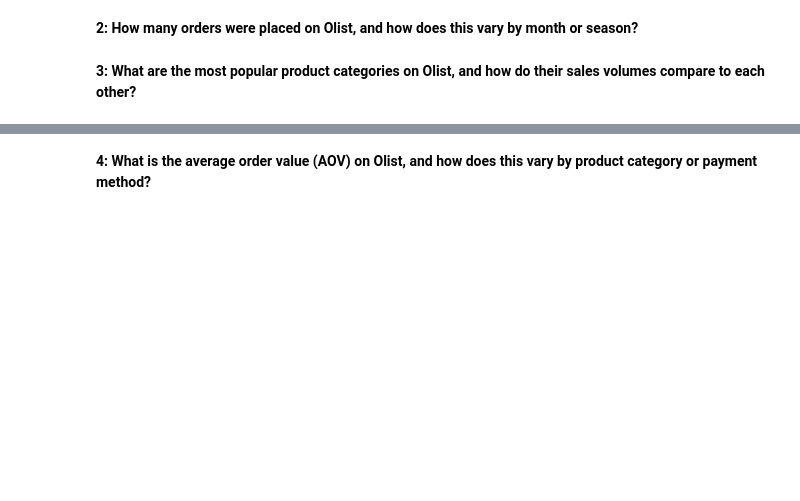
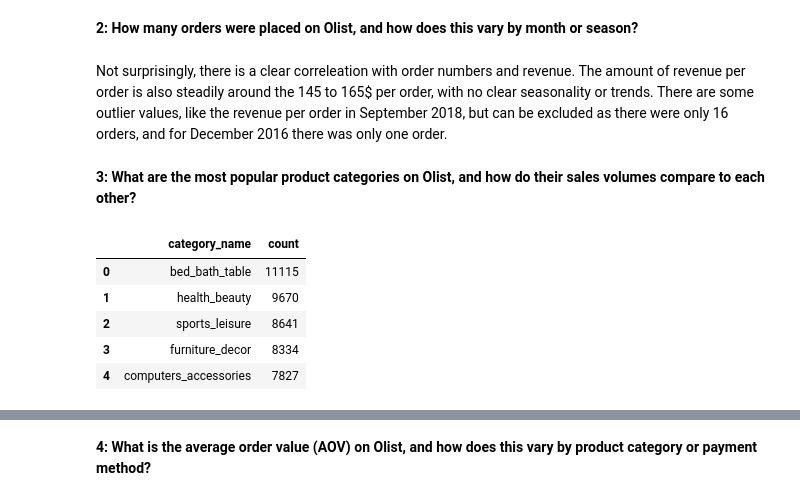
Before and after one commit to Battlepenny2122/Brazil, a Jupyter notebook: sql_queries.ipynb, the cells around one changed output, grey strips where cells are left out. Saved outputs shown, nothing was run; the diff lists cells and outputs as text; code cells hidden in the pictures; blank space fills up the shorter version.

```diff
--- a/sql_queries.ipynb
+++ b/sql_queries.ipynb
@@ -138,2 +181,28 @@ I note that there is a clear outlier in the data, with no revenue between Oct 20
+# %% [markdown]
+Not surprisingly, there is a clear correleation with order numbers and revenue. The amount of revenue per order is also steadily around the 145 to 165$ per order, with no clear seasonality or trends. There are some outlier values, like the revenue per order in September 2018, but can be excluded as there were only 16 orders, and for December 2016 there was only one order.
 # %% [markdown]
 **3: What are the most popular product categories on Olist, and how do their sales volumes compare to each other?**
+# %%
+category_query = '''
+with cte as(
+SELECT oi.product_id as product_id, p.string_field_1 as category_name
+FROM `totemic-studio-372000.olist_data_set.olist_order_items_dataset` oi, `totemic-studio-372000.olist_data_set.product_category_name_translated` p, `totemic-studio-372000.olist_data_set.olist_products_dataset` op
+WHERE oi.product_id = op.product_id
+AND op.product_category_name = p.string_field_0
+)
+
+SELECT category_name, count(*) as count
+FROM cte
+GROUP BY category_name
+ORDER BY count DESC
+Limit 5
+'''
+df_category_sales = client.query(category_query).to_dataframe()
+display(df_category_sales)
+# %% [output]
+|  | category_name | count |
+| 0 | bed_bath_table | 11115 |
+| 1 | health_beauty | 9670 |
+| 2 | sports_leisure | 8641 |
+| 3 | furniture_decor | 8334 |
+| 4 | computers_accessories | 7827 |
```
Also changed, not shown: parts of 11 cells of this notebook.
